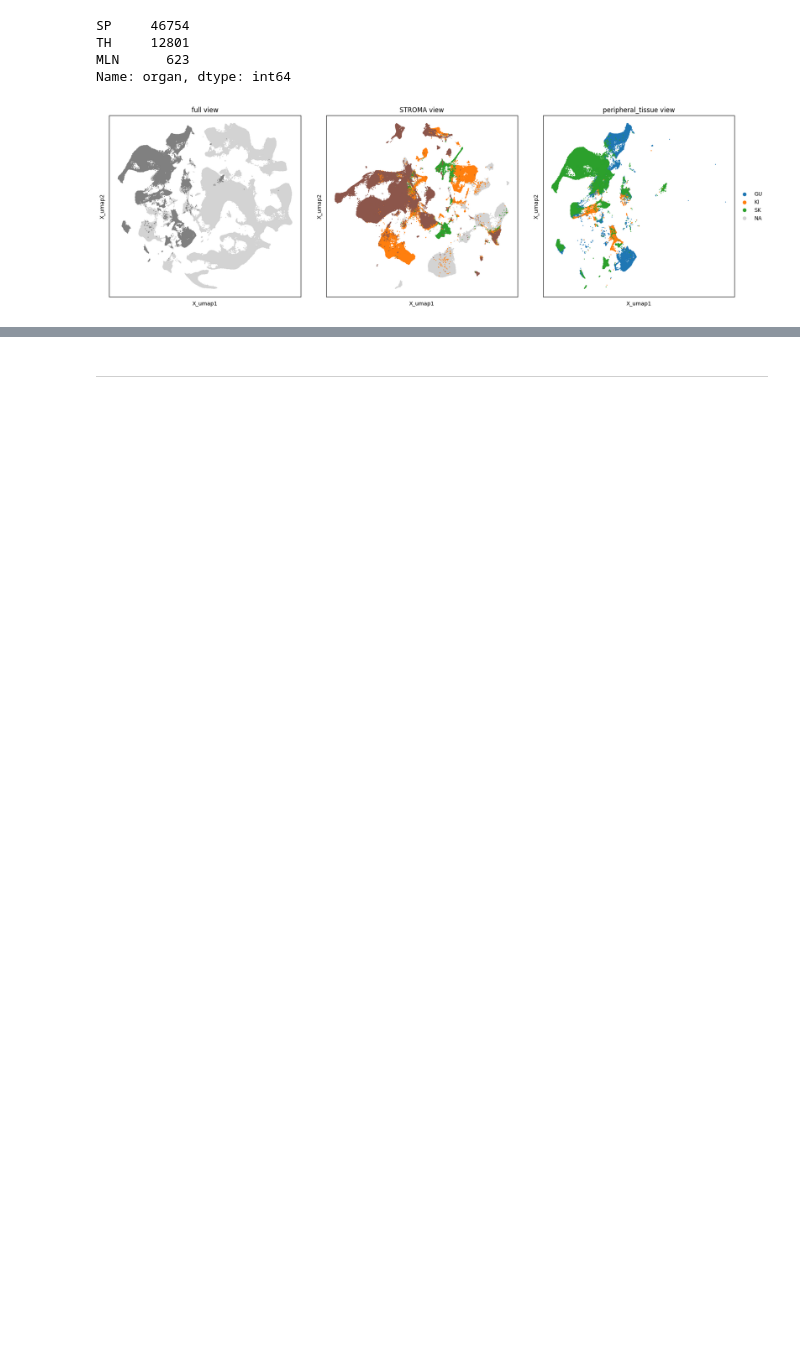
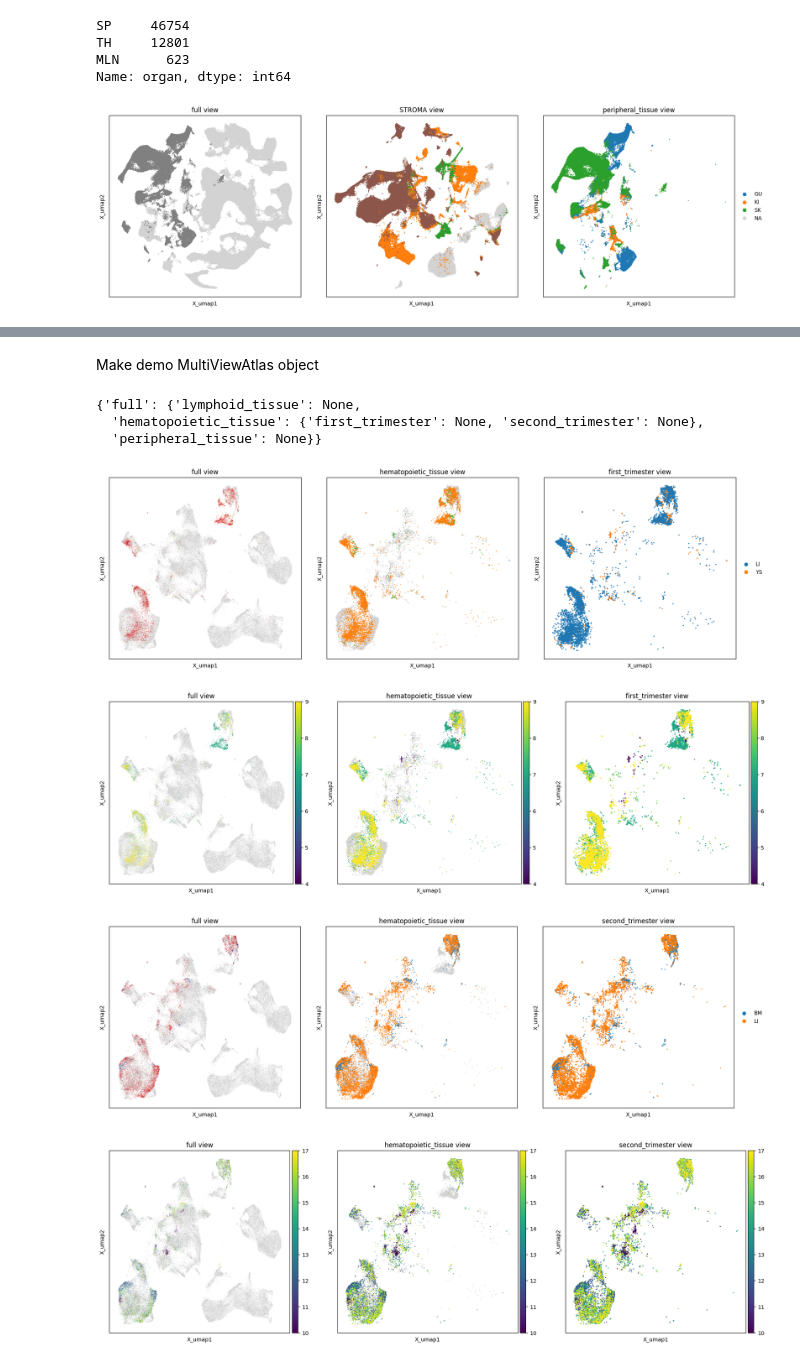
Before and after one commit to scverse-bot/multi-view-atlas, a Jupyter notebook: multiviewatlas_demo.ipynb, the cells around one changed output, grey strips where cells are left out. Drawn from its saved outputs; the diff is of its cells as text; code cells hidden in the pictures; blank space fills up the shorter version.

Commit message:
updated demo

```diff
--- a/multiviewatlas_demo.ipynb
+++ b/multiviewatlas_demo.ipynb
@@ -216,2 +214,2 @@ mva.pl.multiview_embedding(mvatlas.mdata, view='peripheral_tissue',
-# %% [markdown]
----
+# %% [markdown]
+Make demo MultiViewAtlas object
@@ -217,0 +262,17 @@ mva.pl.multiview_embedding(mvatlas.mdata, view='peripheral_tissue',
+# %%
+mvatlas.view_hierarchy
+# %% [output]
+{'full': {'lymphoid_tissue': None,
+  'hematopoietic_tissue': {'first_trimester': None, 'second_trimester': None},
+  'peripheral_tissue': None}}
+# %%
+mva.pl.multiview_embedding(mvatlas.mdata, view='first_trimester', color='organ', legend_loc='right margin')
+mva.pl.multiview_embedding(mvatlas.mdata, view='first_trimester', color='age')
+
+mva.pl.multiview_embedding(mvatlas.mdata, view='second_trimester', color='organ', legend_loc='right margin')
+mva.pl.multiview_embedding(mvatlas.mdata, view='second_trimester', color='age')
+# %% [output]
+[figure, added]
+[figure, added]
+[figure, added]
+[figure, added]
```
Also changed, not shown: parts of 13 cells of this notebook.
